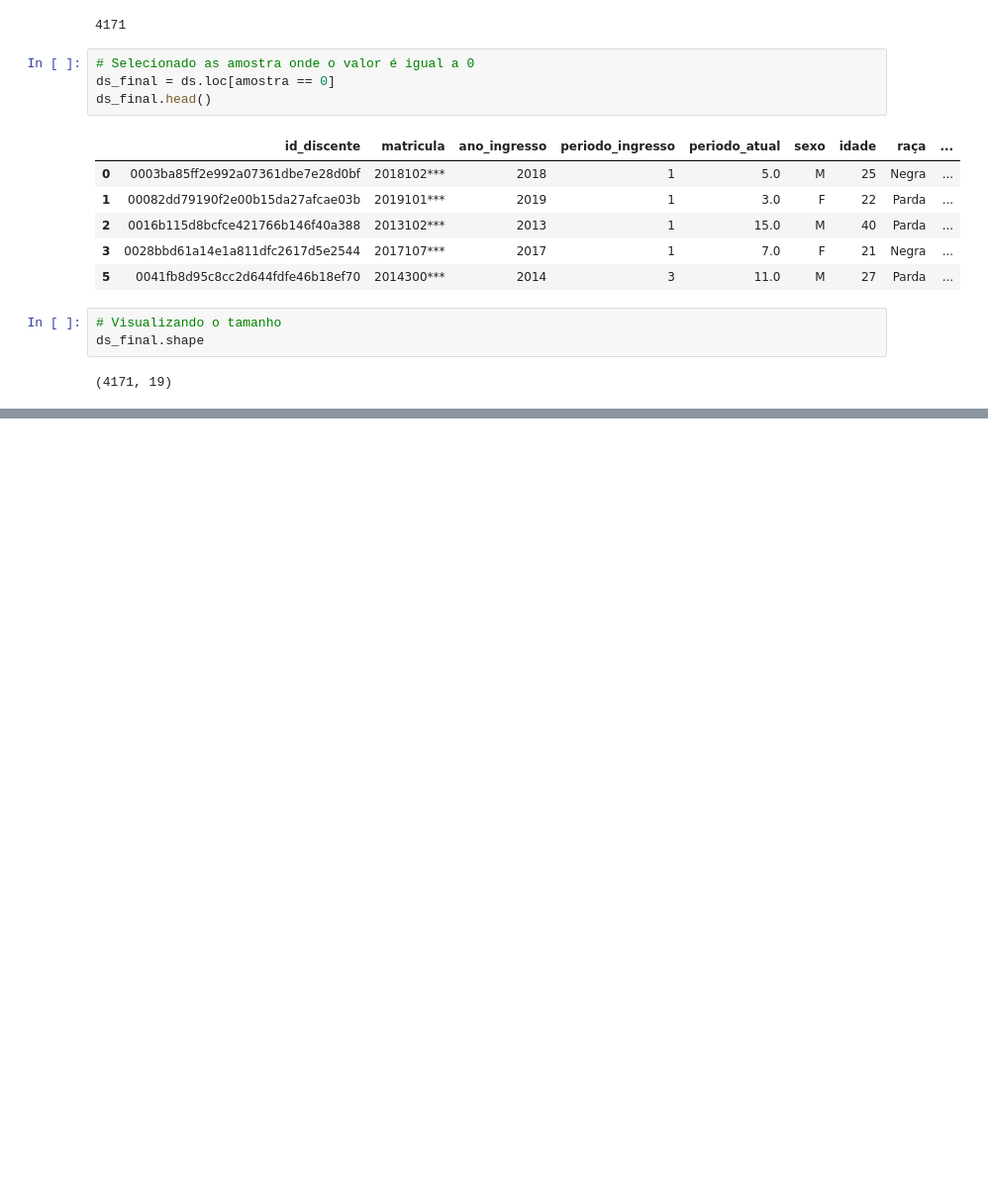
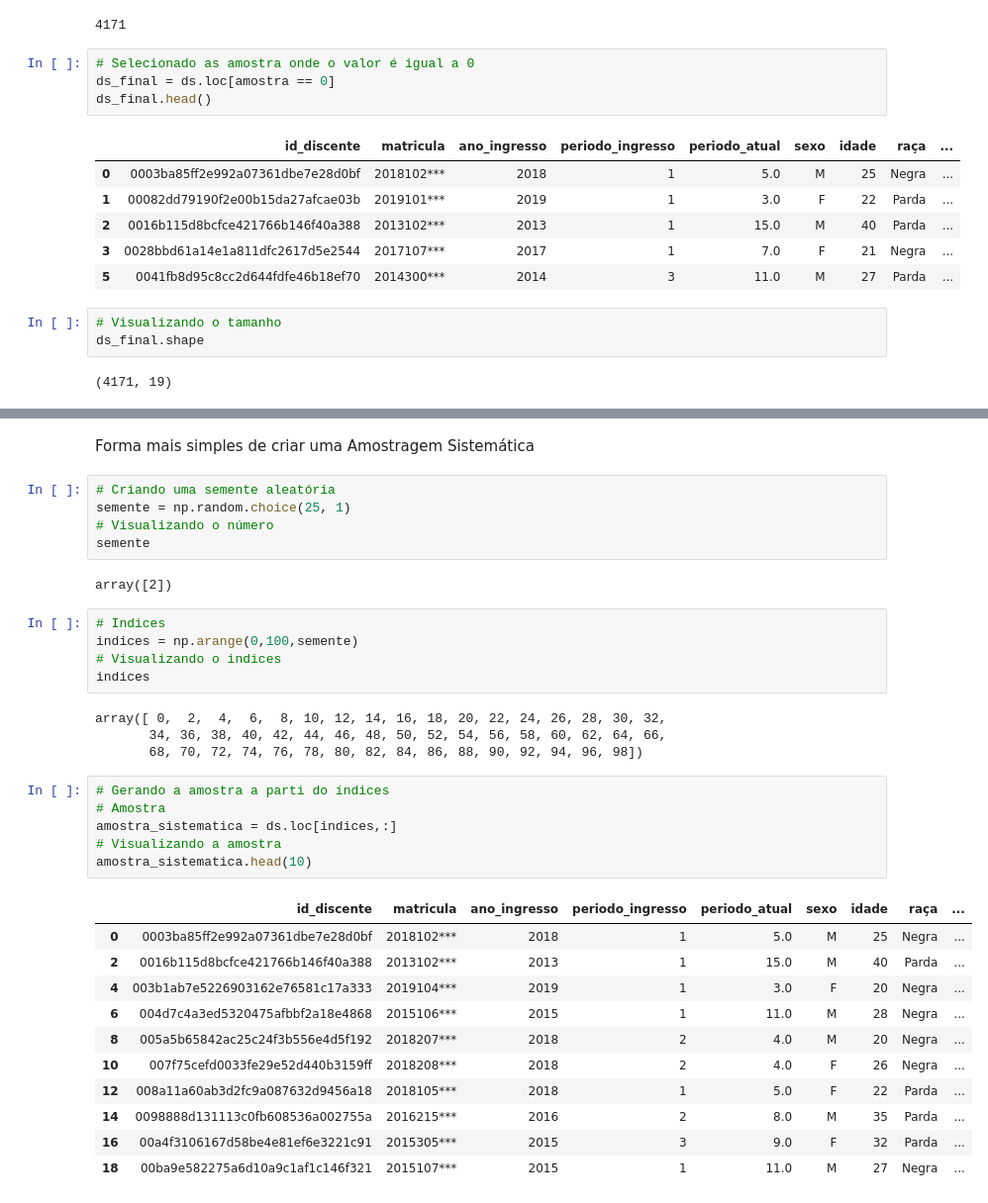
Before and after one commit to Joao-Inacio/Formacao-Cientista-de-Dados, a Jupyter notebook: lab/Estatística/Estatistica_I.ipynb, the cells around one changed output, grey strips where cells are left out. Shown at 99% size. Drawn from its saved outputs; the diff is of its cells as text; blank space fills up the shorter version.

```diff
--- a/lab/Estatística/Estatistica_I.ipynb
+++ b/lab/Estatística/Estatistica_I.ipynb
@@ -93,0 +173,36 @@ ds_final.shape
+# %% [markdown]
+Forma mais simples de criar uma Amostragem Sistemática
+# %%
+# Criando uma semente aleatória
+semente = np.random.choice(25, 1)
+# Visualizando o número
+semente
+# %% [output]
+array([2])
+# %%
+# Indices
+indices = np.arange(0,100,semente)
+# Visualizando o indices
+indices
+# %% [output]
+array([ 0,  2,  4,  6,  8, 10, 12, 14, 16, 18, 20, 22, 24, 26, 28, 30, 32,
+       34, 36, 38, 40, 42, 44, 46, 48, 50, 52, 54, 56, 58, 60, 62, 64, 66,
+       68, 70, 72, 74, 76, 78, 80, 82, 84, 86, 88, 90, 92, 94, 96, 98])
+# %%
+# Gerando a amostra a parti do índices
+# Amostra
+amostra_sistematica = ds.loc[indices,:]
+# Visualizando a amostra
+amostra_sistematica.head(10)
+# %% [output]
+|  | id_discente | matricula | ano_ingresso | periodo_ingresso | periodo_atual | sexo | idade | raça | ... |
+| 0 | 0003ba85ff2e992a07361dbe7e28d0bf | 2018102*** | 2018 | 1 | 5.0 | M | 25 | Negra | ... |
+| 2 | 0016b115d8bcfce421766b146f40a388 | 2013102*** | 2013 | 1 | 15.0 | M | 40 | Parda | ... |
+| 4 | 003b1ab7e5226903162e76581c17a333 | 2019104*** | 2019 | 1 | 3.0 | F | 20 | Negra | ... |
+| 6 | 004d7c4a3ed5320475afbbf2a18e4868 | 2015106*** | 2015 | 1 | 11.0 | M | 28 | Negra | ... |
+| 8 | 005a5b65842ac25c24f3b556e4d5f192 | 2018207*** | 2018 | 2 | 4.0 | M | 20 | Negra | ... |
+| 10 | 007f75cefd0033fe29e52d440b3159ff | 2018208*** | 2018 | 2 | 4.0 | F | 26 | Negra | ... |
+| 12 | 008a11a60ab3d2fc9a087632d9456a18 | 2018105*** | 2018 | 1 | 5.0 | F | 22 | Parda | ... |
+| 14 | 0098888d131113c0fb608536a002755a | 2016215*** | 2016 | 2 | 8.0 | M | 35 | Parda | ... |
+| 16 | 00a4f3106167d58be4e81ef6e3221c91 | 2015305*** | 2015 | 3 | 9.0 | F | 32 | Parda | ... |
+| 18 | 00ba9e582275a6d10a9c1af1c146f321 | 2015107*** | 2015 | 1 | 11.0 | M | 27 | Negra | ... |
```
Also changed, not shown: parts of 8 cells of this notebook.
